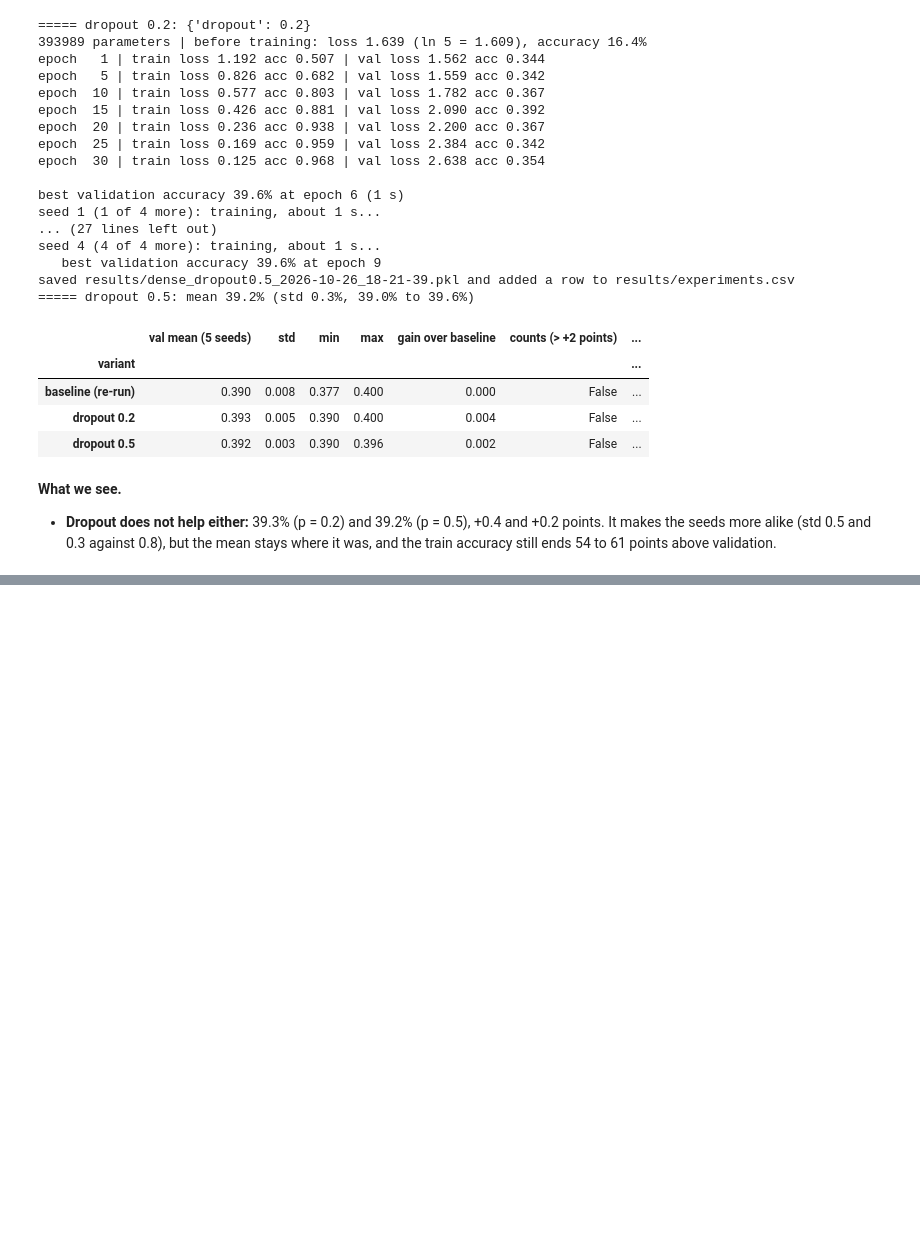
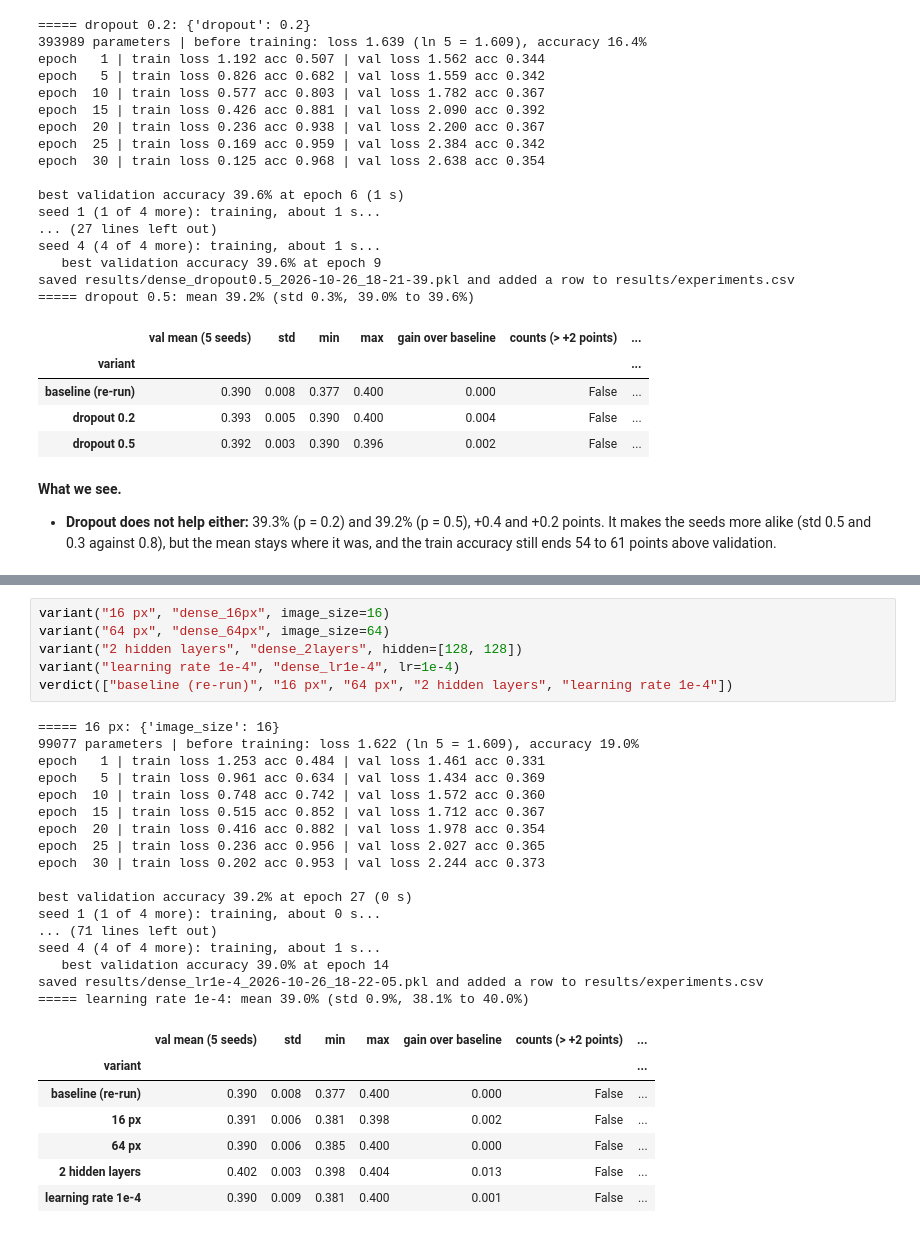
Before and after one commit to Xenodion/deep-learning-project-waerniers-lamy, a Jupyter notebook: src/deep_learning_project_waerniers_lamy_mahieddine/vision/P13_dense_regularisation.ipynb, the cells around one changed output, grey strips where cells are left out. Cells and saved outputs as stored; diff of their text form; blank space fills up the shorter version.

```diff
--- a/src/deep_learning_project_waerniers_lamy_mahieddine/vision/P13_dense_regularisation.ipynb
+++ b/src/deep_learning_project_waerniers_lamy_mahieddine/vision/P13_dense_regularisation.ipynb
@@ -195,0 +202,31 @@ saved results/dense_dropout0.5_2026-10-26_18-21-39.pkl and added a row to result
+# %%
+variant("16 px", "dense_16px", image_size=16)
+variant("64 px", "dense_64px", image_size=64)
+variant("2 hidden layers", "dense_2layers", hidden=[128, 128])
+variant("learning rate 1e-4", "dense_lr1e-4", lr=1e-4)
+verdict(["baseline (re-run)", "16 px", "64 px", "2 hidden layers", "learning rate 1e-4"])
+# %% [output]
+===== 16 px: {'image_size': 16}
+99077 parameters | before training: loss 1.622 (ln 5 = 1.609), accuracy 19.0%
+epoch   1 | train loss 1.253 acc 0.484 | val loss 1.461 acc 0.331
+epoch   5 | train loss 0.961 acc 0.634 | val loss 1.434 acc 0.369
+epoch  10 | train loss 0.748 acc 0.742 | val loss 1.572 acc 0.360
+epoch  15 | train loss 0.515 acc 0.852 | val loss 1.712 acc 0.367
+epoch  20 | train loss 0.416 acc 0.882 | val loss 1.978 acc 0.354
+epoch  25 | train loss 0.236 acc 0.956 | val loss 2.027 acc 0.365
+epoch  30 | train loss 0.202 acc 0.953 | val loss 2.244 acc 0.373
+
+best validation accuracy 39.2% at epoch 27 (0 s)
+seed 1 (1 of 4 more): training, about 0 s...
+... (71 lines left out)
+seed 4 (4 of 4 more): training, about 1 s...
+   best validation accuracy 39.0% at epoch 14
+saved results/dense_lr1e-4_2026-10-26_18-22-05.pkl and added a row to results/experiments.csv
+===== learning rate 1e-4: mean 39.0% (std 0.9%, 38.1% to 40.0%)
+|  | val mean (5 seeds) | std | min | max | gain over baseline | counts (> +2 points) | ... |
+| variant |  |  |  |  |  |  | ... |
+| baseline (re-run) | 0.390 | 0.008 | 0.377 | 0.400 | 0.000 | False | ... |
+| 16 px | 0.391 | 0.006 | 0.381 | 0.398 | 0.002 | False | ... |
+| 64 px | 0.390 | 0.006 | 0.385 | 0.400 | 0.000 | False | ... |
+| 2 hidden layers | 0.402 | 0.003 | 0.398 | 0.404 | 0.013 | False | ... |
+| learning rate 1e-4 | 0.390 | 0.009 | 0.381 | 0.400 | 0.001 | False | ... |
```
Also changed, not shown: parts of 2 cells of this notebook, 5 other files.
